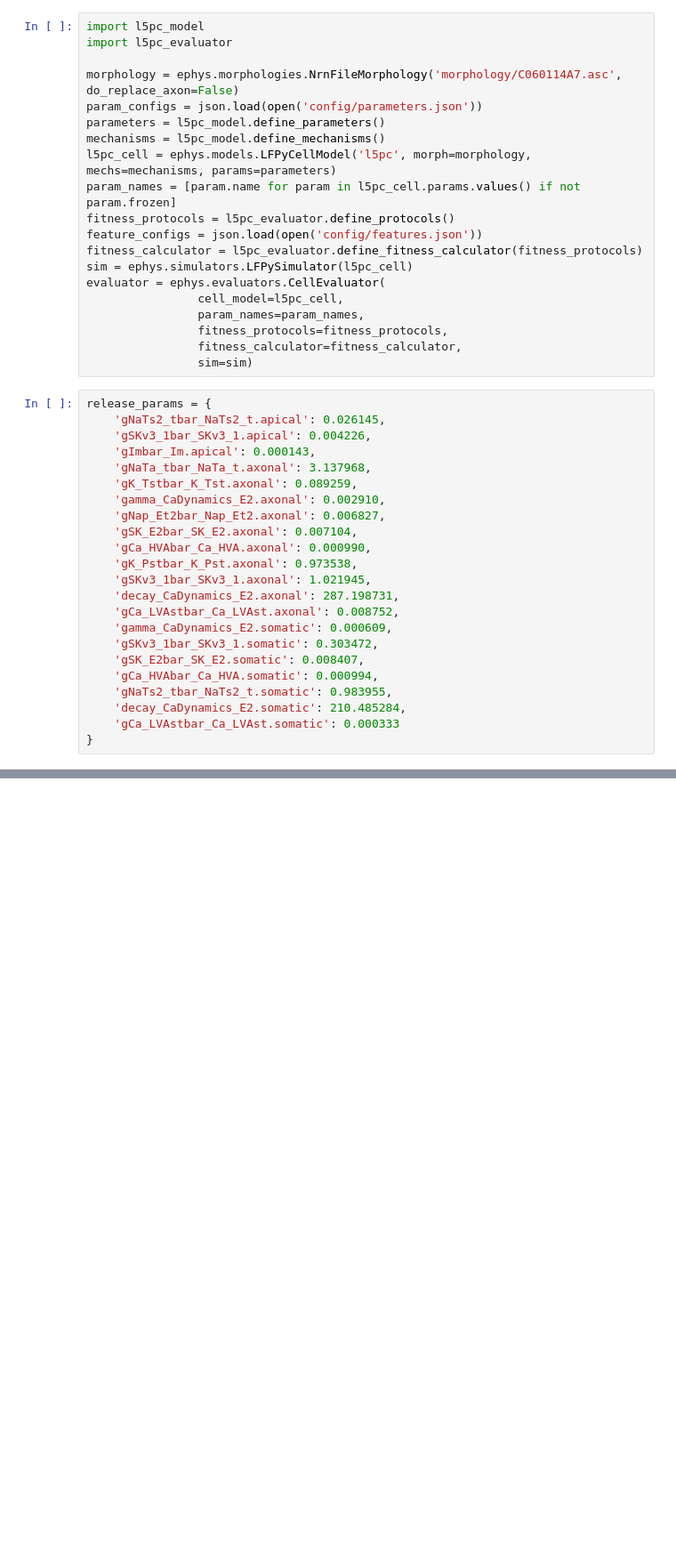
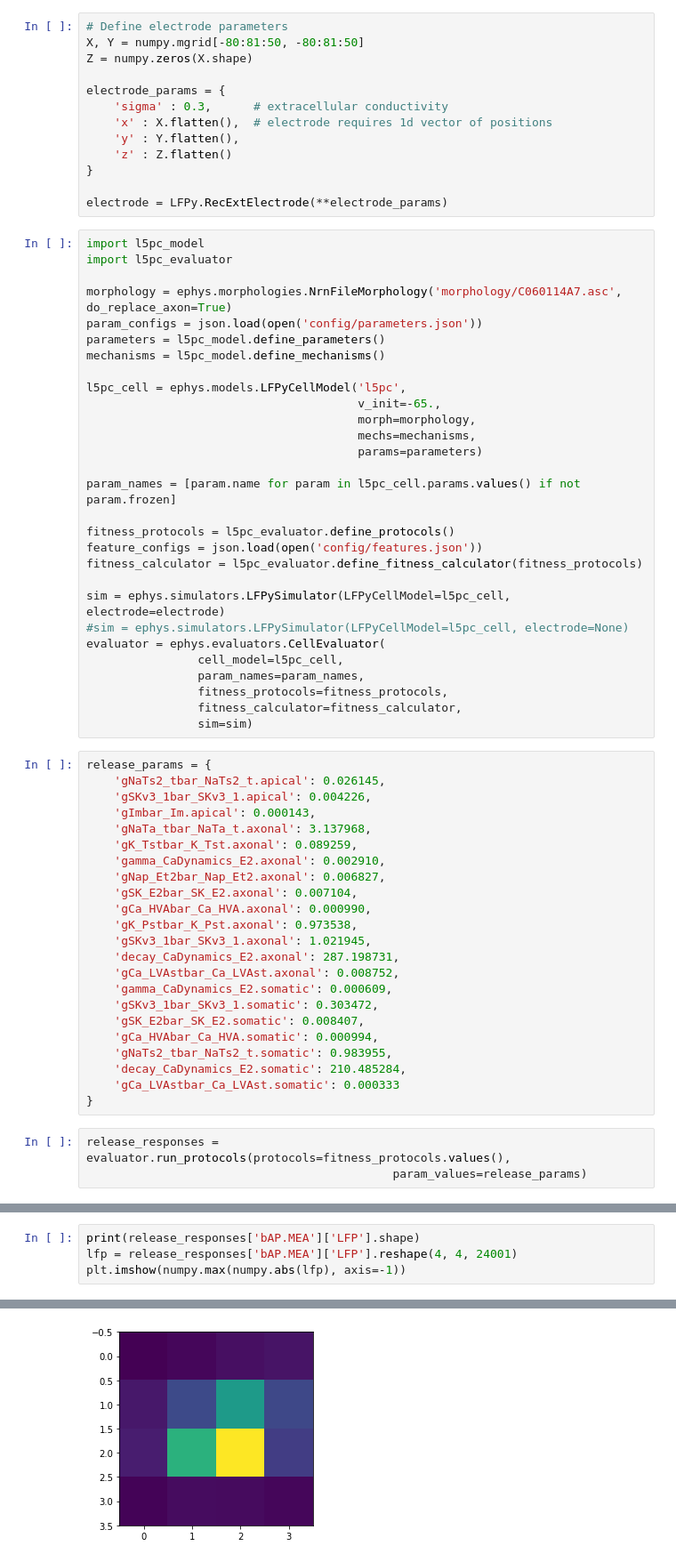
Before and after one commit to BlueBrain/BluePyOpt, a Jupyter notebook: examples/l5pc_LFPy/L5PC.ipynb, the cells around one changed output, grey strips where cells are left out. Shown at 89% size. Drawn from its saved outputs; the diff is of its cells as text; blank space fills up the shorter version.

Commit message:
Added LFPy recordings and responses

```diff
--- a/examples/l5pc_LFPy/L5PC.ipynb
+++ b/examples/l5pc_LFPy/L5PC.ipynb
@@ -15,17 +21,39 @@ import json
+# %%
+# Define electrode parameters
+X, Y = numpy.mgrid[-80:81:50, -80:81:50]
+Z = numpy.zeros(X.shape)
+
+electrode_params = {
+    'sigma' : 0.3,      # extracellular conductivity
+    'x' : X.flatten(),  # electrode requires 1d vector of positions
+    'y' : Y.flatten(),
+    'z' : Z.flatten()
+}
+
+electrode = LFPy.RecExtElectrode(**electrode_params)
 # %%
 import l5pc_model
 import l5pc_evaluator
 
-morphology = ephys.morphologies.NrnFileMorphology('morphology/C060114A7.asc', do_replace_axon=False)
+morphology = ephys.morphologies.NrnFileMorphology('morphology/C060114A7.asc', do_replace_axon=True)
 param_configs = json.load(open('config/parameters.json'))
 parameters = l5pc_model.define_parameters()
 mechanisms = l5pc_model.define_mechanisms()
-l5pc_cell = ephys.models.LFPyCellModel('l5pc', morph=morphology, mechs=mechanisms, params=parameters)
+
+l5pc_cell = ephys.models.LFPyCellModel('l5pc',
+                                       v_init=-65.,
+                                       morph=morphology,
+                                       mechs=mechanisms,
+                                       params=parameters)
+
 param_names = [param.name for param in l5pc_cell.params.values() if not param.frozen]
+
 fitness_protocols = l5pc_evaluator.define_protocols()
 feature_configs = json.load(open('config/features.json'))
 fitness_calculator = l5pc_evaluator.define_fitness_calculator(fitness_protocols)
-sim = ephys.simulators.LFPySimulator(l5pc_cell)
+
+sim = ephys.simulators.LFPySimulator(LFPyCellModel=l5pc_cell, electrode=electrode)
+#sim = ephys.simulators.LFPySimulator(LFPyCellModel=l5pc_cell, electrode=None)
 evaluator = ephys.evaluators.CellEvaluator(
                 cell_model=l5pc_cell,
                 param_names=param_names,
@@ -55,3 +83,6 @@ release_params = {
     'decay_CaDynamics_E2.somatic': 210.485284,
     'gCa_LVAstbar_Ca_LVAst.somatic': 0.000333
 }
+# %%
+release_responses = evaluator.run_protocols(protocols=fitness_protocols.values(),
+                                            param_values=release_params)
@@ -57,0 +102,5 @@ release_params = {
+# %%
+print(release_responses['bAP.MEA']['LFP'].shape)
+lfp = release_responses['bAP.MEA']['LFP'].reshape(4, 4, 24001)
+plt.imshow(numpy.max(numpy.abs(lfp), axis=-1))
+# %% [output]
@@ -57,0 +109 @@ release_params = {
+[figure, added]
```
Also changed, not shown: parts of 16 cells of this notebook, 9 other files.
